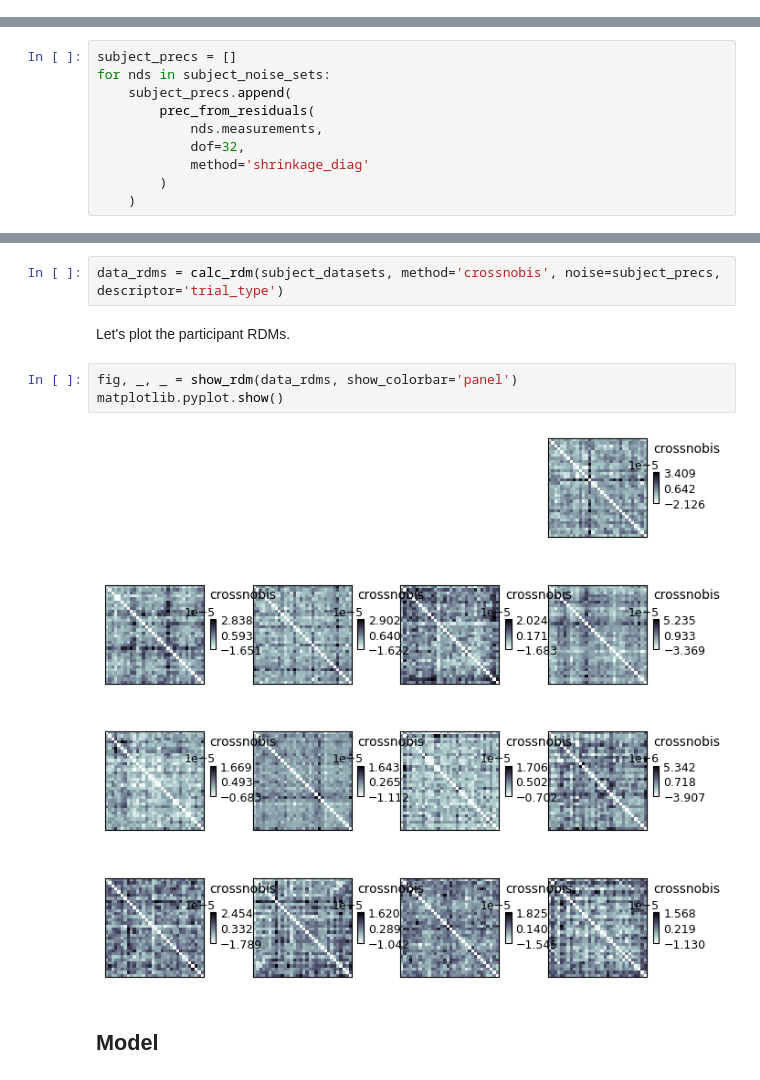
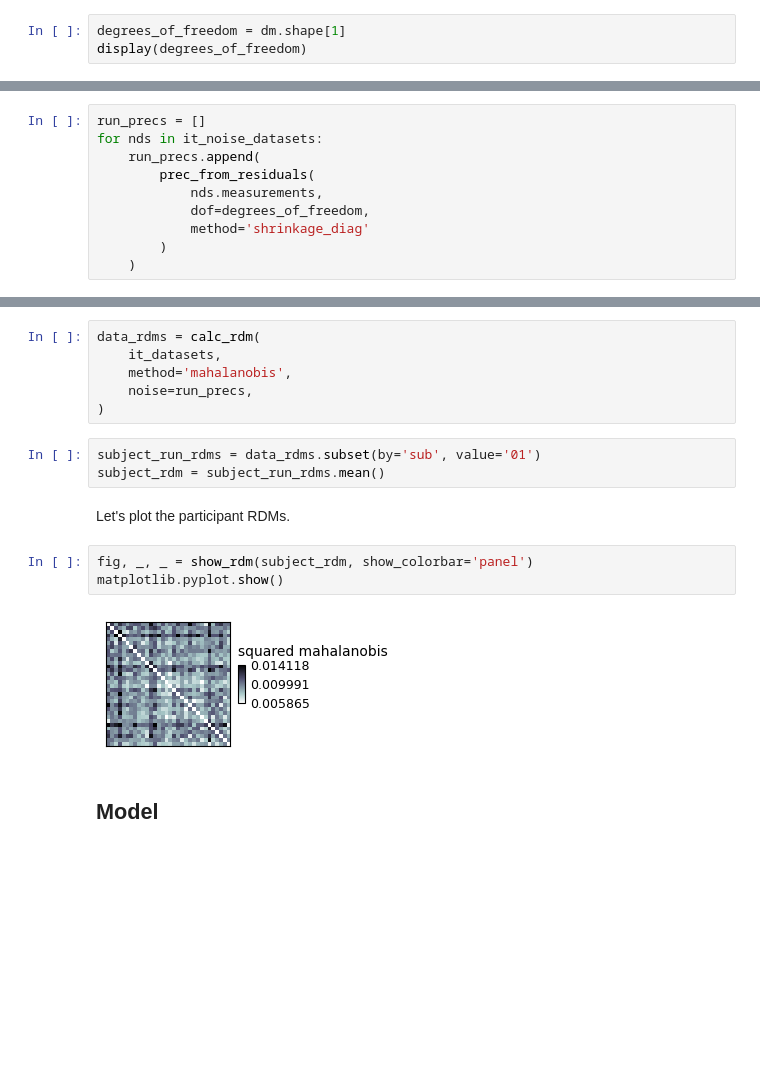
Before and after one commit to rsagroup/rsatoolbox, a Jupyter notebook: demos/demo_fmri.ipynb, the cells around one changed output, grey strips where cells are left out. Saved outputs shown, nothing was run; the diff lists cells and outputs as text; blank space fills up the shorter version.

```diff
--- a/demos/demo_fmri.ipynb
+++ b/demos/demo_fmri.ipynb
@@ -245,0 +208,3 @@ subject_precs[0].shape
+# %%
+degrees_of_freedom = dm.shape[1]
+display(degrees_of_freedom)
@@ -246,10 +213,10 @@ subject_precs[0].shape
 # %%
-subject_precs = []
-for nds in subject_noise_sets:
-    subject_precs.append(
+run_precs = []
+for nds in it_noise_datasets:
+    run_precs.append(
         prec_from_residuals(
             nds.measurements,
-            dof=32,
+            dof=degrees_of_freedom,
             method='shrinkage_diag'
         )
     )
@@ -258,12 +225,19 @@ Then pass this list to `calc_rdm` to compute the crossvalidated mahalanobis or c
 # %%
-data_rdms = calc_rdm(subject_datasets, method='crossnobis', noise=subject_precs, descriptor='trial_type')
+data_rdms = calc_rdm(
+    it_datasets,
+    method='mahalanobis',
+    noise=run_precs,
+)
+# %%
+subject_run_rdms = data_rdms.subset(by='sub', value='01')
+subject_rdm = subject_run_rdms.mean()
 # %% [markdown]
 Let's plot the participant RDMs.
 # %%
-fig, _, _ = show_rdm(data_rdms, show_colorbar='panel')
+fig, _, _ = show_rdm(subject_rdm, show_colorbar='panel')
 matplotlib.pyplot.show()
 # %% [output]
-[figure, old version]
+[figure, new version]
 # %% [markdown]
 ## Model
 # %% [markdown]
```
Also changed, not shown: parts of 27 cells of this notebook.
